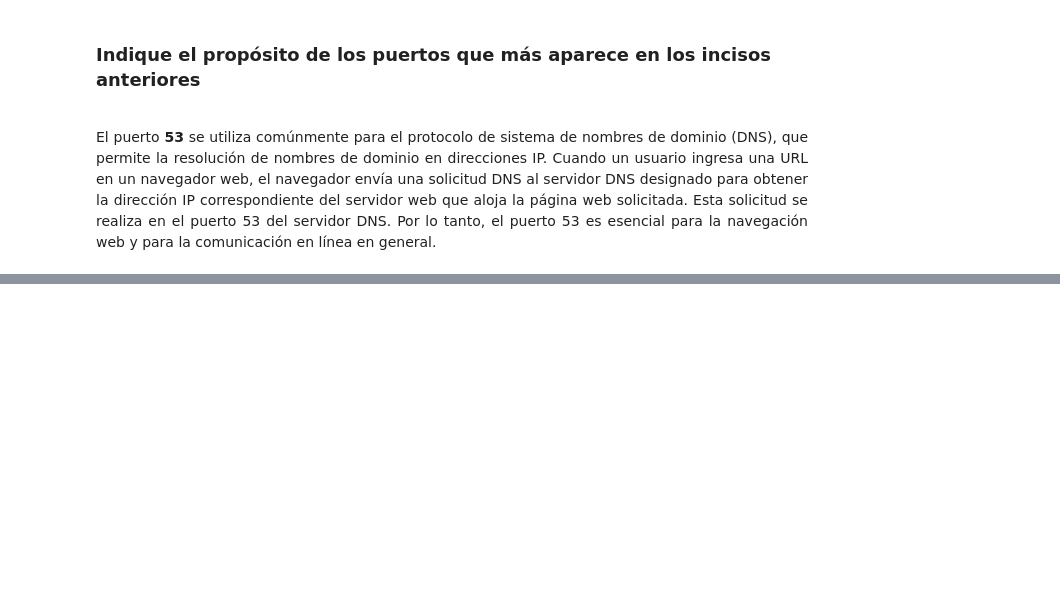
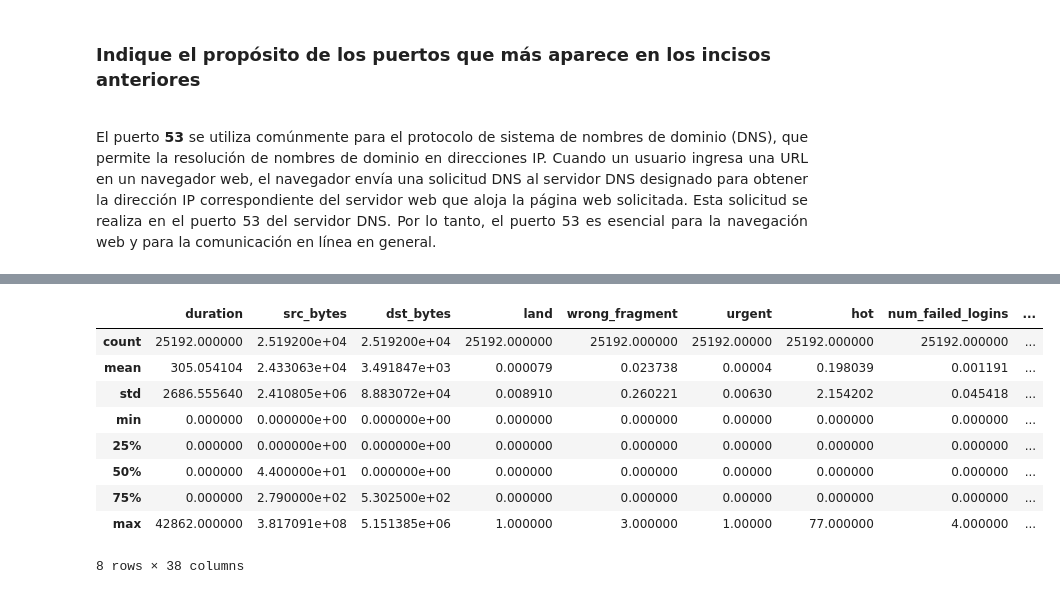
Before and after one commit to Olivverde/Network_Analysis, a Jupyter notebook: network_analysis.ipynb, the cells around one changed output, grey strips where cells are left out. Drawn from its saved outputs; the diff is of its cells as text; code cells hidden in the pictures; blank space fills up the shorter version.

```diff
--- a/network_analysis.ipynb
+++ b/network_analysis.ipynb
@@ -85,0 +91,4 @@ Se comunica con los siguientes puertos [53]
+# %%
+train = pd.read_csv('./datasets/Train_data.csv')
+
+train.head(5)
@@ -85,0 +115,13 @@ Se comunica con los siguientes puertos [53]
+# %%
+train.describe()
+# %% [output]
+|  | duration | src_bytes | dst_bytes | land | wrong_fragment | urgent | hot | num_failed_logins | ... |
+| count | 25192.000000 | 2.519200e+04 | 2.519200e+04 | 25192.000000 | 25192.000000 | 25192.00000 | 25192.000000 | 25192.000000 | ... |
+| mean | 305.054104 | 2.433063e+04 | 3.491847e+03 | 0.000079 | 0.023738 | 0.00004 | 0.198039 | 0.001191 | ... |
+| std | 2686.555640 | 2.410805e+06 | 8.883072e+04 | 0.008910 | 0.260221 | 0.00630 | 2.154202 | 0.045418 | ... |
+| min | 0.000000 | 0.000000e+00 | 0.000000e+00 | 0.000000 | 0.000000 | 0.00000 | 0.000000 | 0.000000 | ... |
+| 25% | 0.000000 | 0.000000e+00 | 0.000000e+00 | 0.000000 | 0.000000 | 0.00000 | 0.000000 | 0.000000 | ... |
+| 50% | 0.000000 | 4.400000e+01 | 0.000000e+00 | 0.000000 | 0.000000 | 0.00000 | 0.000000 | 0.000000 | ... |
+| 75% | 0.000000 | 2.790000e+02 | 5.302500e+02 | 0.000000 | 0.000000 | 0.00000 | 0.000000 | 0.000000 | ... |
+| max | 42862.000000 | 3.817091e+08 | 5.151385e+06 | 1.000000 | 3.000000 | 1.00000 | 77.000000 | 4.000000 | ... |
+8 rows × 38 columns
```
Also changed, not shown: parts of 15 cells of this notebook, 2 other files.
